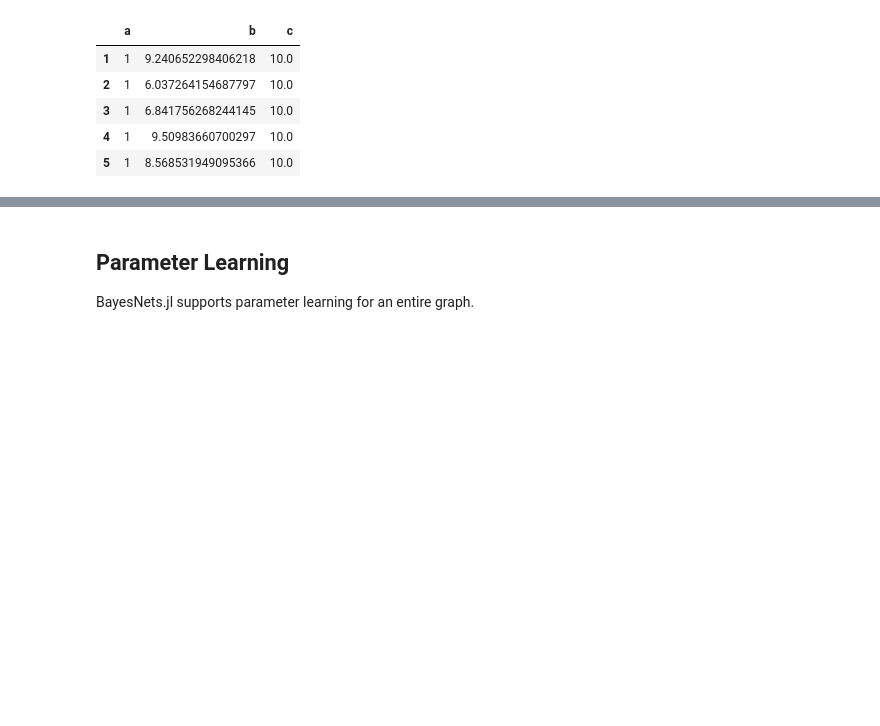
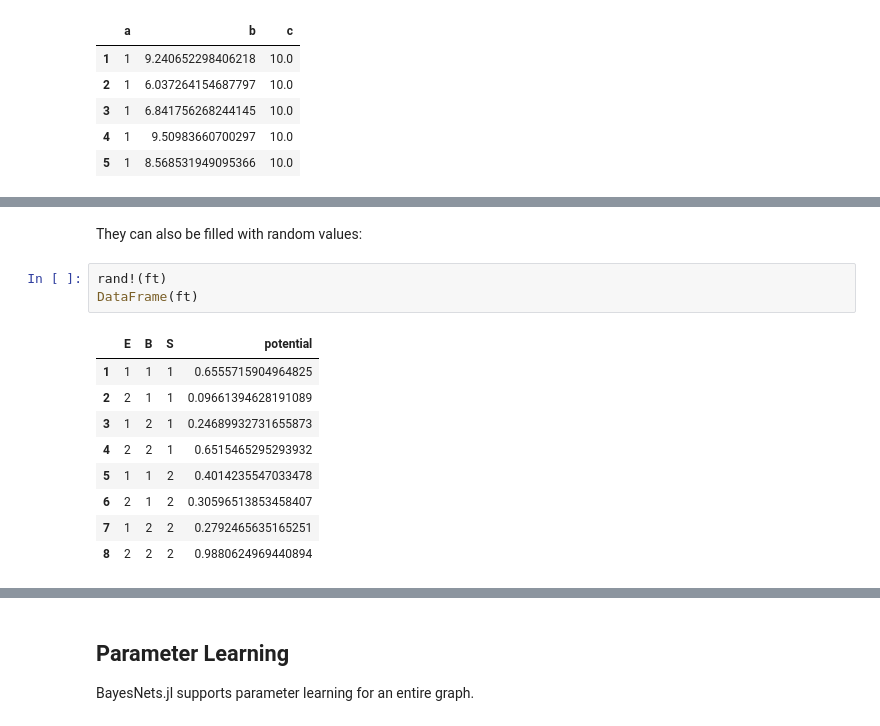
Before and after one commit to sisl/BayesNets.jl, a Jupyter notebook: doc/BayesNets.ipynb, the cells around one changed output, grey strips where cells are left out. Saved outputs shown, nothing was run; the diff lists cells and outputs as text; blank space fills up the shorter version.

```diff
--- a/doc/BayesNets.ipynb
+++ b/doc/BayesNets.ipynb
@@ -200,0 +325,15 @@ rand(bn_gibbs, sampler, 5)
+# %% [markdown]
+They can also be filled with random values:
+# %%
+rand!(ft)
+DataFrame(ft)
+# %% [output]
+|  | E | B | S | potential |
+| 1 | 1 | 1 | 1 | 0.6555715904964825 |
+| 2 | 2 | 1 | 1 | 0.09661394628191089 |
+| 3 | 1 | 2 | 1 | 0.24689932731655873 |
+| 4 | 2 | 2 | 1 | 0.6515465295293932 |
+| 5 | 1 | 1 | 2 | 0.4014235547033478 |
+| 6 | 2 | 1 | 2 | 0.30596513853458407 |
+| 7 | 1 | 2 | 2 | 0.2792465635165251 |
+| 8 | 2 | 2 | 2 | 0.9880624969440894 |
```
Also changed, not shown: parts of 25 cells of this notebook, 17 other files.
